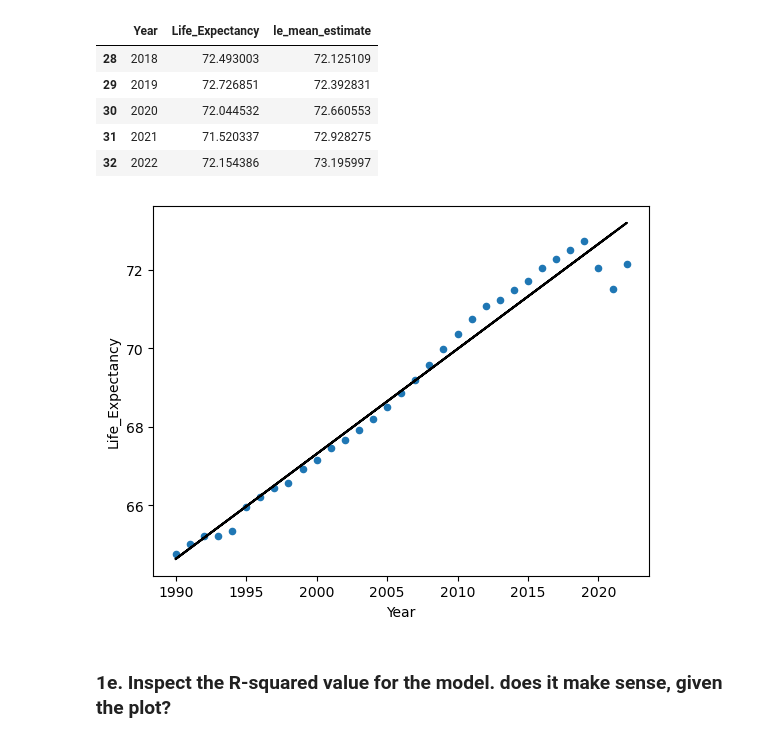
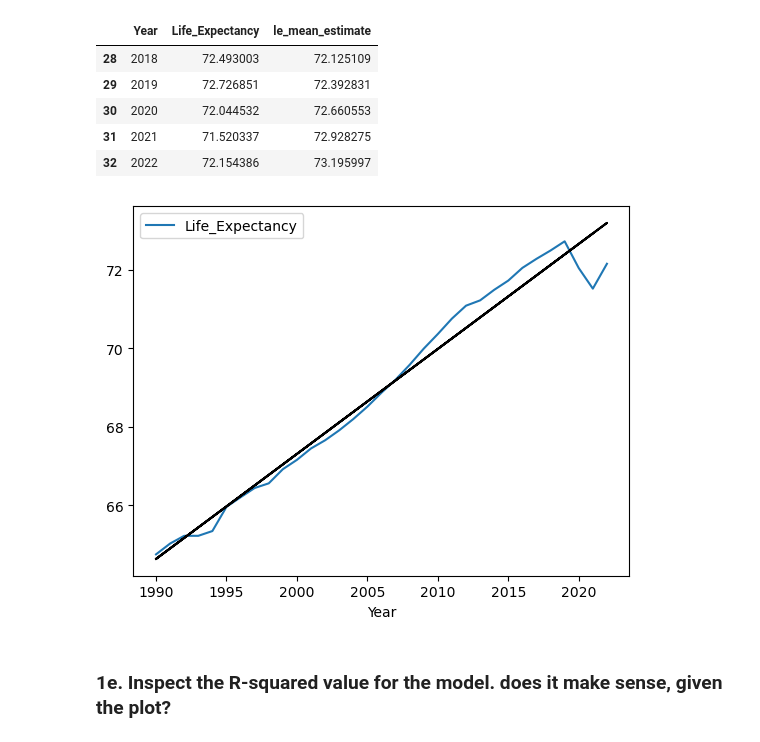
Before and after one commit to nss-data-science-cohort-8/un-linear-regression-catdgomez, a Jupyter notebook: notebooks/un_linear_regression.ipynb, the cells around one changed output. Drawn from its saved outputs; the diff is of its cells as text; code cells hidden in the pictures.

```diff
--- a/notebooks/un_linear_regression.ipynb
+++ b/notebooks/un_linear_regression.ipynb
@@ -166,10 +166,10 @@ yr_mean_le.tail()
 | 31 | 2021 | 71.520337 | 72.928275 |
 | 32 | 2022 | 72.154386 | 73.195997 |
 # %%
-yr_mean_le.plot(x = 'Year', y = 'Life_Expectancy', kind = 'scatter')
+yr_mean_le.plot(x = 'Year', y = 'Life_Expectancy', kind = 'line')
 plt.plot(gdp_le['Year'], lm.fittedvalues, color = 'black');
 # %% [output]
-[figure, old version]
+[figure, new version]
 # %% [markdown]
 ### 1e. Inspect the R-squared value for the model. does it make sense, given the plot?
 # %%
```
Also changed, not shown: parts of 11 cells of this notebook.
